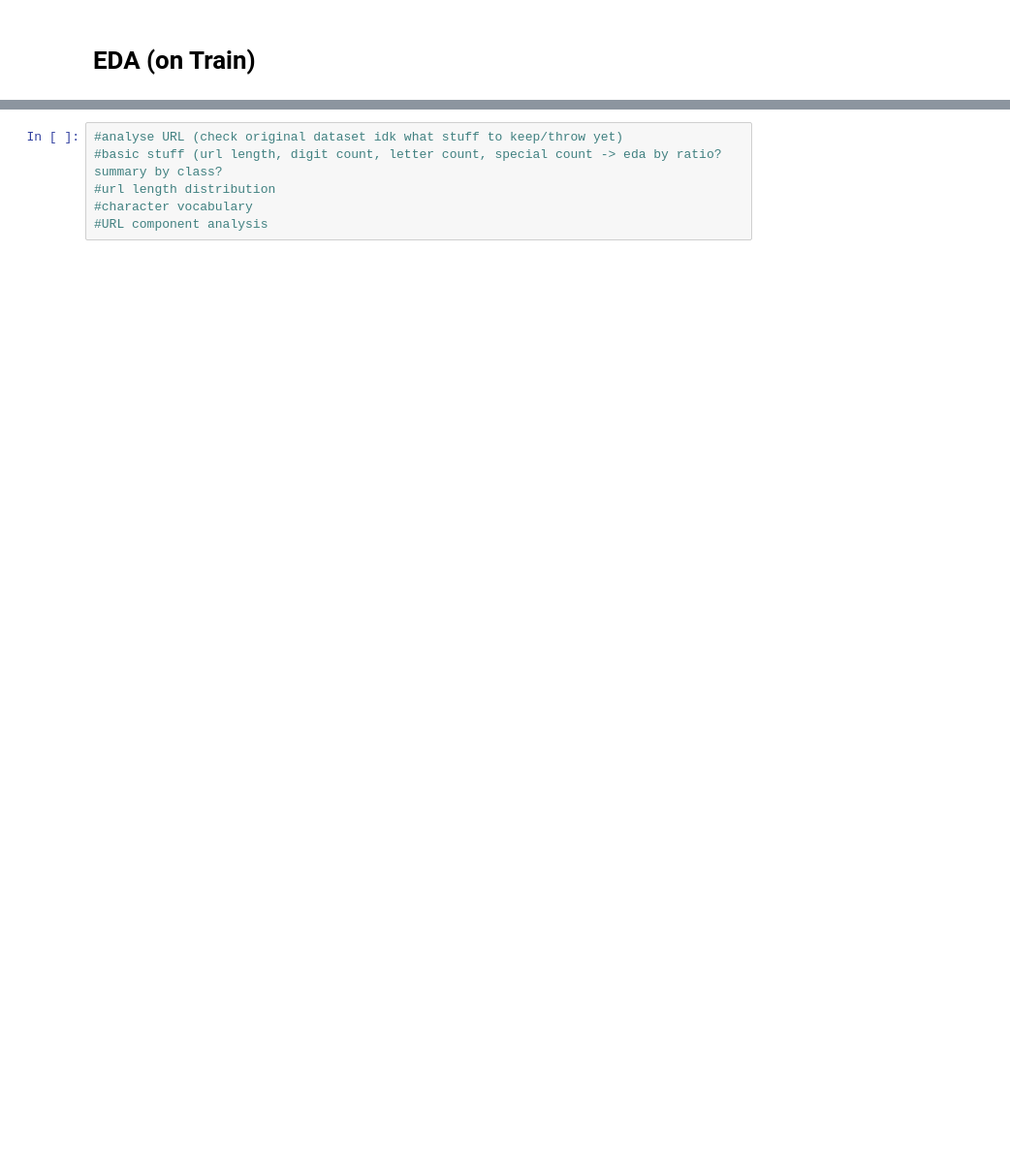
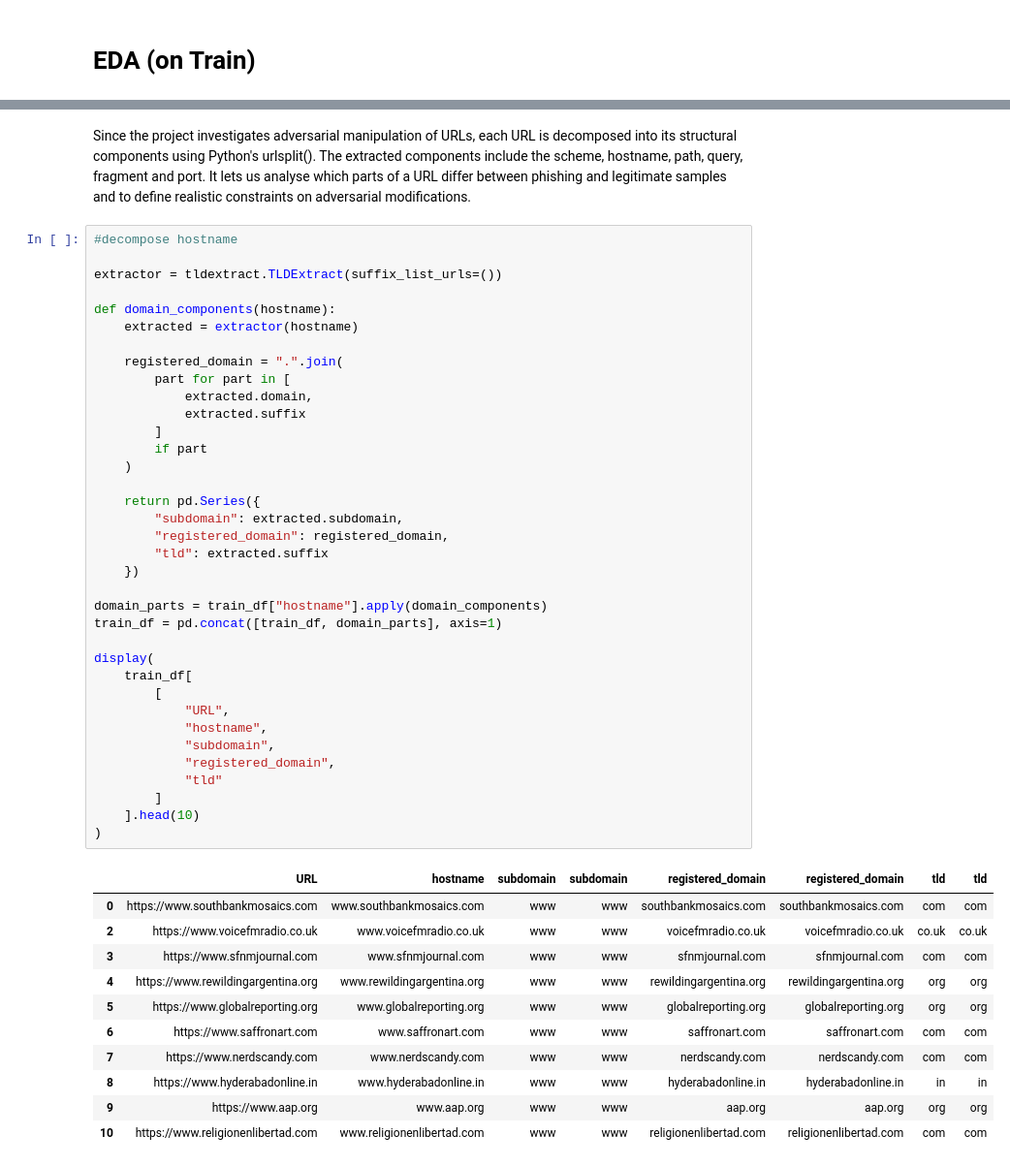
Before and after one commit to neo-nicole/dsa4266-group7, a Jupyter notebook: cleaning_and_eda.ipynb, the cells around one changed output, grey strips where cells are left out. Shown at 97% size. Drawn from its saved outputs; the diff is of its cells as text; blank space fills up the shorter version.

```diff
--- a/cleaning_and_eda.ipynb
+++ b/cleaning_and_eda.ipynb
@@ -269,6 +348,50 @@ Phishing     96940   41.830099
+# %% [markdown]
+Since the project investigates adversarial manipulation of URLs, each URL is decomposed into its structural components using Python's urlsplit(). The extracted components include the scheme, hostname, path, query, fragment and port. It lets us analyse which parts of a URL differ between phishing and legitimate samples and to define realistic constraints on adversarial modifications.
 # %%
-#analyse URL (check original dataset idk what stuff to keep/throw yet)
-#basic stuff (url length, digit count, letter count, special count -> eda by ratio? summary by class?
-#url length distribution
-#character vocabulary
-#URL component analysis
+#decompose hostname
+
+extractor = tldextract.TLDExtract(suffix_list_urls=())
+
+def domain_components(hostname):
+    extracted = extractor(hostname)
+
+    registered_domain = ".".join(
+        part for part in [
+            extracted.domain,
+            extracted.suffix
+        ]
+        if part
+    )
+
+    return pd.Series({
+        "subdomain": extracted.subdomain,
+        "registered_domain": registered_domain,
+        "tld": extracted.suffix
+    })
+
+domain_parts = train_df["hostname"].apply(domain_components)
+train_df = pd.concat([train_df, domain_parts], axis=1)
+
+display(
+    train_df[
+        [
+            "URL",
+            "hostname",
+            "subdomain",
+            "registered_domain",
+            "tld"
+        ]
+    ].head(10)
+)
+# %% [output]
+|  | URL | hostname | subdomain | subdomain | registered_domain | registered_domain | tld | tld |
+| 0 | https://www.southbankmosaics.com | www.southbankmosaics.com | www | www | southbankmosaics.com | southbankmosaics.com | com | com |
+| 2 | https://www.voicefmradio.co.uk | www.voicefmradio.co.uk | www | www | voicefmradio.co.uk | voicefmradio.co.uk | co.uk | co.uk |
+| 3 | https://www.sfnmjournal.com | www.sfnmjournal.com | www | www | sfnmjournal.com | sfnmjournal.com | com | com |
+| 4 | https://www.rewildingargentina.org | www.rewildingargentina.org | www | www | rewildingargentina.org | rewildingargentina.org | org | org |
+| 5 | https://www.globalreporting.org | www.globalreporting.org | www | www | globalreporting.org | globalreporting.org | org | org |
+| 6 | https://www.saffronart.com | www.saffronart.com | www | www | saffronart.com | saffronart.com | com | com |
+| 7 | https://www.nerdscandy.com | www.nerdscandy.com | www | www | nerdscandy.com | nerdscandy.com | com | com |
+| 8 | https://www.hyderabadonline.in | www.hyderabadonline.in | www | www | hyderabadonline.in | hyderabadonline.in | in | in |
+| 9 | https://www.aap.org | www.aap.org | www | www | aap.org | aap.org | org | org |
+| 10 | https://www.religionenlibertad.com | www.religionenlibertad.com | www | www | religionenlibertad.com | religionenlibertad.com | com | com |
```
Also changed, not shown: parts of 26 cells of this notebook.
